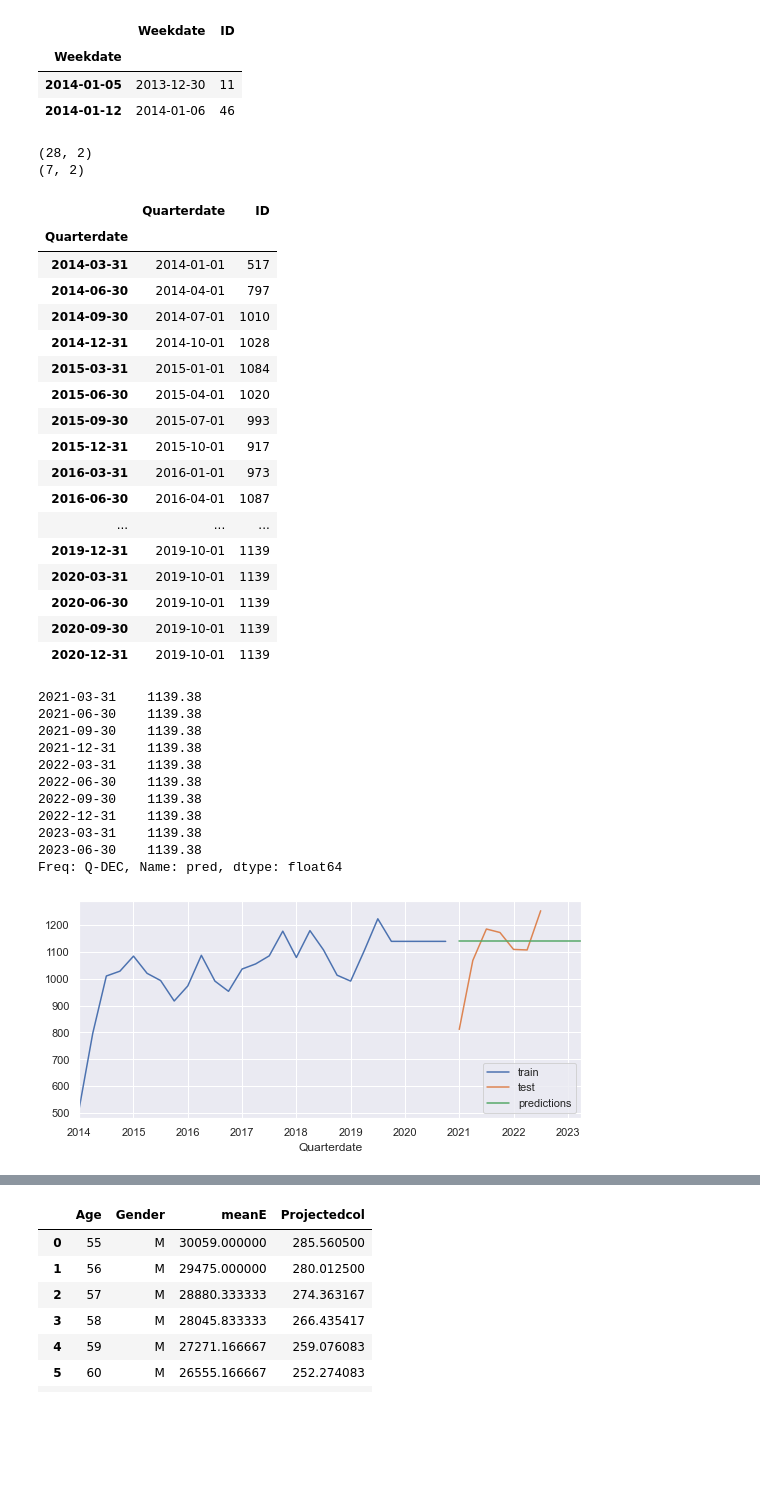
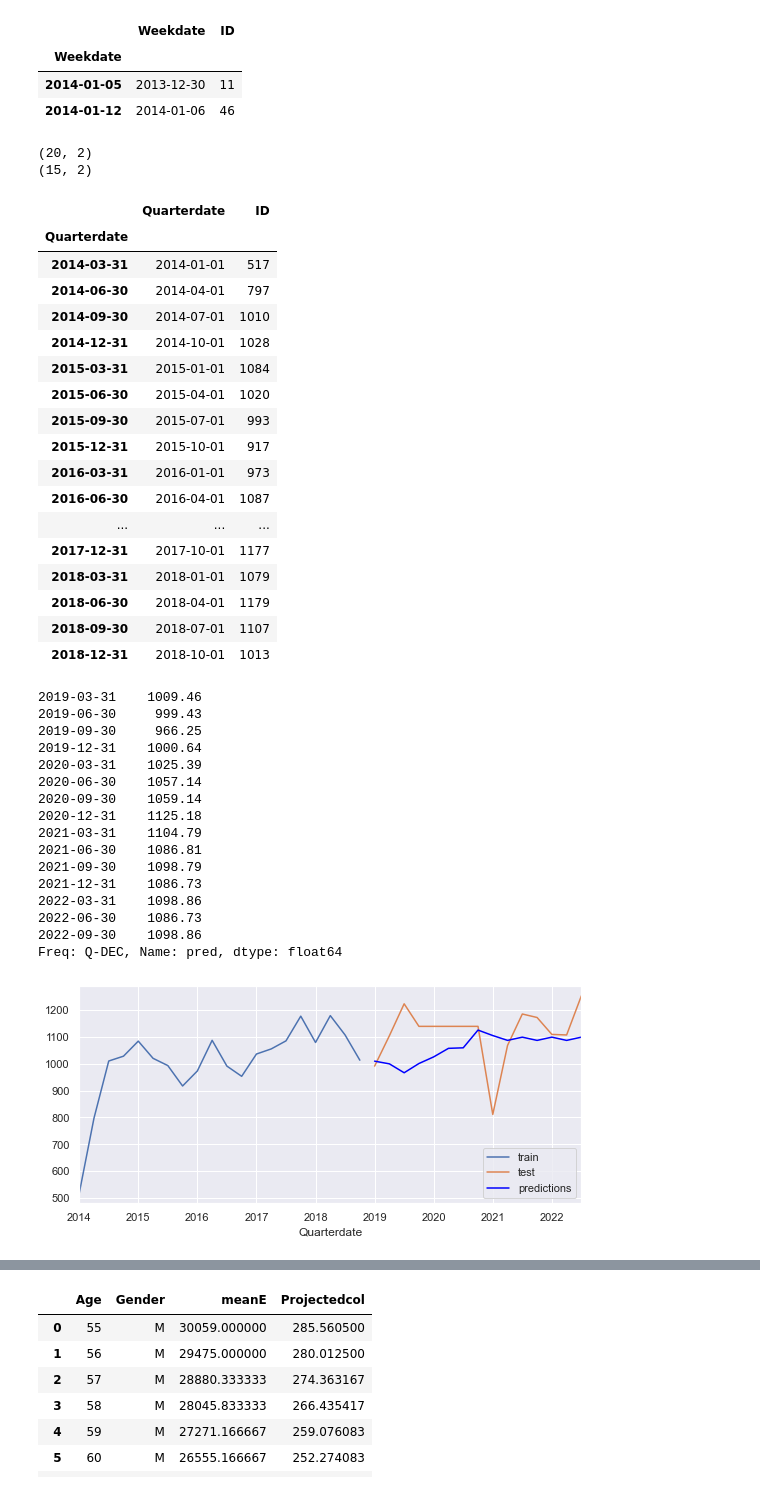
Before and after one commit to raku43/MScDACapstone, a Jupyter notebook: MScDA_Capstone.ipynb, the cells around one changed output, grey strips where cells are left out. Saved outputs shown, nothing was run; the diff lists cells and outputs as text; code cells hidden in the pictures; blank space fills up the shorter version.

```diff
--- a/MScDA_Capstone.ipynb
+++ b/MScDA_Capstone.ipynb
@@ -1523,15 +1581,15 @@ df_timeseriesWD.head(2)
 | 2014-01-05 | 2013-12-30 | 11 |
 | 2014-01-12 | 2014-01-06 | 46 |
 # %%
-train = df_timeseriesQD[(df_timeseriesQD.index < pd.to_datetime("2021-01-01", format='%Y-%m-%d')) ]
-test = df_timeseriesQD[df_timeseriesQD.index >= pd.to_datetime("2021-01-01", format='%Y-%m-%d')]
+train = df_timeseriesQD[(df_timeseriesQD.index < pd.to_datetime("2019-01-01", format='%Y-%m-%d')) ]
+test = df_timeseriesQD[df_timeseriesQD.index >= pd.to_datetime("2019-01-01", format='%Y-%m-%d')]
 
 print(train.shape)
 print(test.shape)
 train
 # %% [output]
-(28, 2)
-(7, 2)
+(20, 2)
+(15, 2)
 |  | Quarterdate | ID |
 | Quarterdate |  |  |
 | 2014-03-31 | 2014-01-01 | 517 |
@@ -1545,11 +1603,11 @@ train
 | 2016-03-31 | 2016-01-01 | 973 |
 | 2016-06-30 | 2016-04-01 | 1087 |
 | ... | ... | ... |
-| 2019-12-31 | 2019-10-01 | 1139 |
-| 2020-03-31 | 2019-10-01 | 1139 |
-| 2020-06-30 | 2019-10-01 | 1139 |
-| 2020-09-30 | 2019-10-01 | 1139 |
-| 2020-12-31 | 2019-10-01 | 1139 |
+| 2017-12-31 | 2017-10-01 | 1177 |
+| 2018-03-31 | 2018-01-01 | 1079 |
+| 2018-06-30 | 2018-04-01 | 1179 |
+| 2018-09-30 | 2018-07-01 | 1107 |
+| 2018-12-31 | 2018-10-01 | 1013 |
 # %%
 # Create and train forecaster for Quarter
 # ==============================================================================
@@ -1561,27 +1619,32 @@ forecaster = ForecasterAutoreg(
 forecaster.fit(y=train['ID'])
 # Predictions
 # ==============================================================================
-predictions = forecaster.predict(steps=10)
+predictions = forecaster.predict(steps=15)
 predictions.head(50)
 # %% [output]
-2021-03-31    1139.38
-2021-06-30    1139.38
-2021-09-30    1139.38
-2021-12-31    1139.38
-2022-03-31    1139.38
-2022-06-30    1139.38
-2022-09-30    1139.38
-2022-12-31    1139.38
-2023-03-31    1139.38
-2023-06-30    1139.38
+2019-03-31    1009.46
+2019-06-30     999.43
+2019-09-30     966.25
+2019-12-31    1000.64
+2020-03-31    1025.39
+2020-06-30    1057.14
+2020-09-30    1059.14
+2020-12-31    1125.18
+2021-03-31    1104.79
+2021-06-30    1086.81
+2021-09-30    1098.79
+2021-12-31    1086.73
+2022-03-31    1098.86
+2022-06-30    1086.73
+2022-09-30    1098.86
 Freq: Q-DEC, Name: pred, dtype: float64
 # %%
 # Plot
 # ==============================================================================
 fig, ax = plt.subplots(figsize=(9, 4))
 train['ID'].plot(ax=ax, label='train')
 test['ID'].plot(ax=ax, label='test')
-predictions.plot(ax=ax, label='predictions')
+predictions.plot(ax=ax, label='predictions',color='blue')
 ax.legend();
 # %% [output]
-[figure, old version]
+[figure, new version]
```
Also changed, not shown: parts of 92 cells of this notebook.
